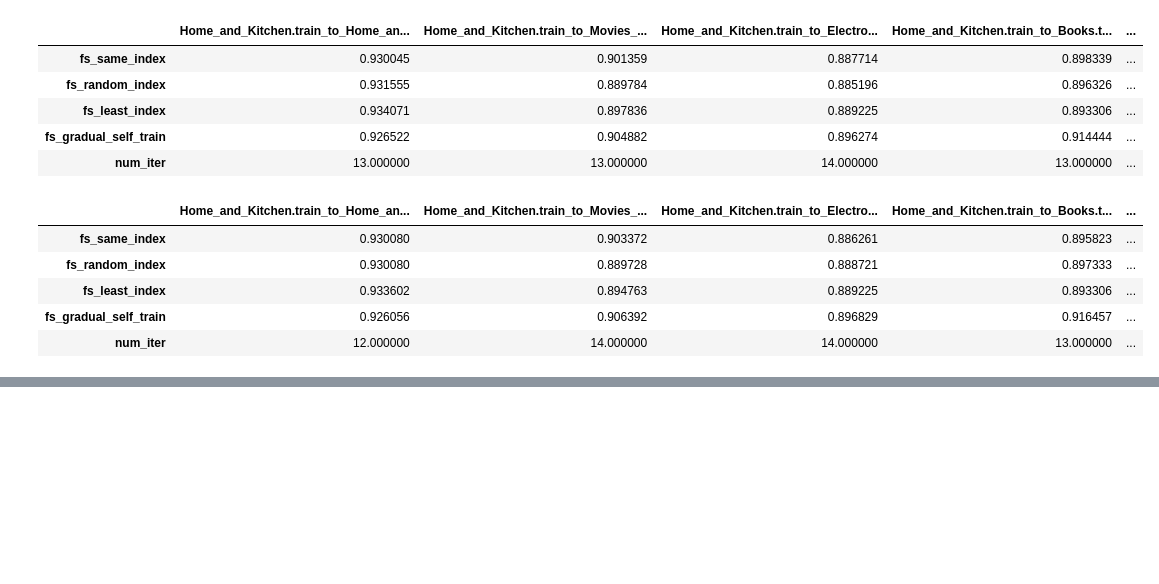
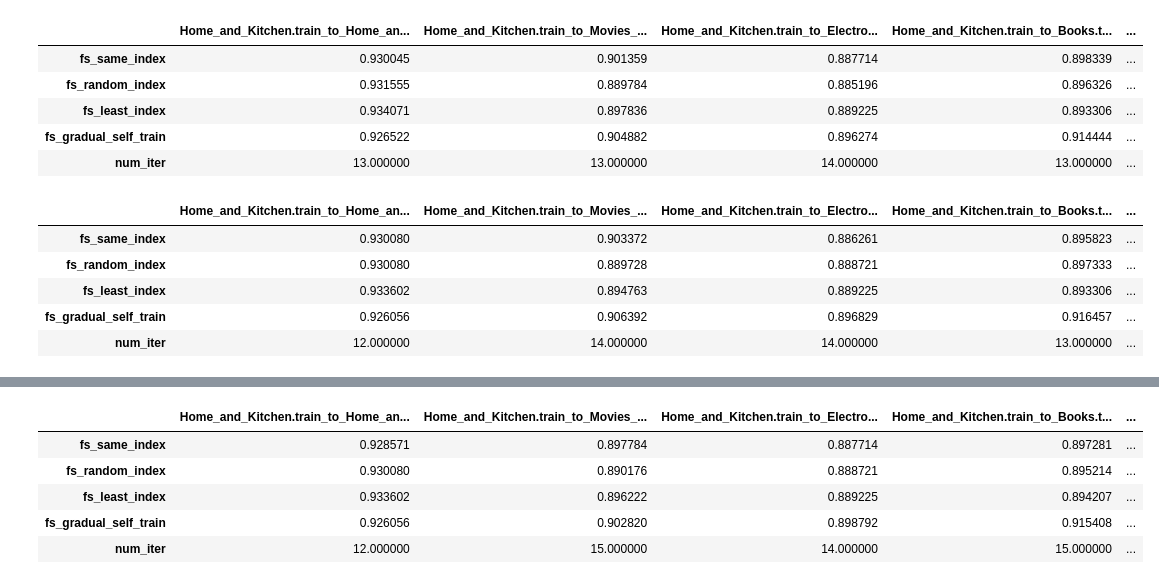
Before and after one commit to zycalice/domain-adaptation-nlp, a Jupyter notebook: notebooks/few_labels.ipynb, the cells around one changed output, grey strips where cells are left out. Drawn from its saved outputs; the diff is of its cells as text; code cells hidden in the pictures; blank space fills up the shorter version.

```diff
--- a/notebooks/few_labels.ipynb
+++ b/notebooks/few_labels.ipynb
@@ -47,0 +80,9 @@ fs_random_df
+# %%
+fs_random_df
+# %% [output]
+|  | Home_and_Kitchen.train_to_Home_an... | Home_and_Kitchen.train_to_Movies_... | Home_and_Kitchen.train_to_Electro... | Home_and_Kitchen.train_to_Books.t... | ... |
+| fs_same_index | 0.928571 | 0.897784 | 0.887714 | 0.897281 | ... |
+| fs_random_index | 0.930080 | 0.890176 | 0.888721 | 0.895214 | ... |
+| fs_least_index | 0.933602 | 0.896222 | 0.889225 | 0.894207 | ... |
+| fs_gradual_self_train | 0.926056 | 0.902820 | 0.898792 | 0.915408 | ... |
+| num_iter | 12.000000 | 15.000000 | 14.000000 | 15.000000 | ... |
```
Also changed, not shown: parts of 4 cells of this notebook, 7 other files.
